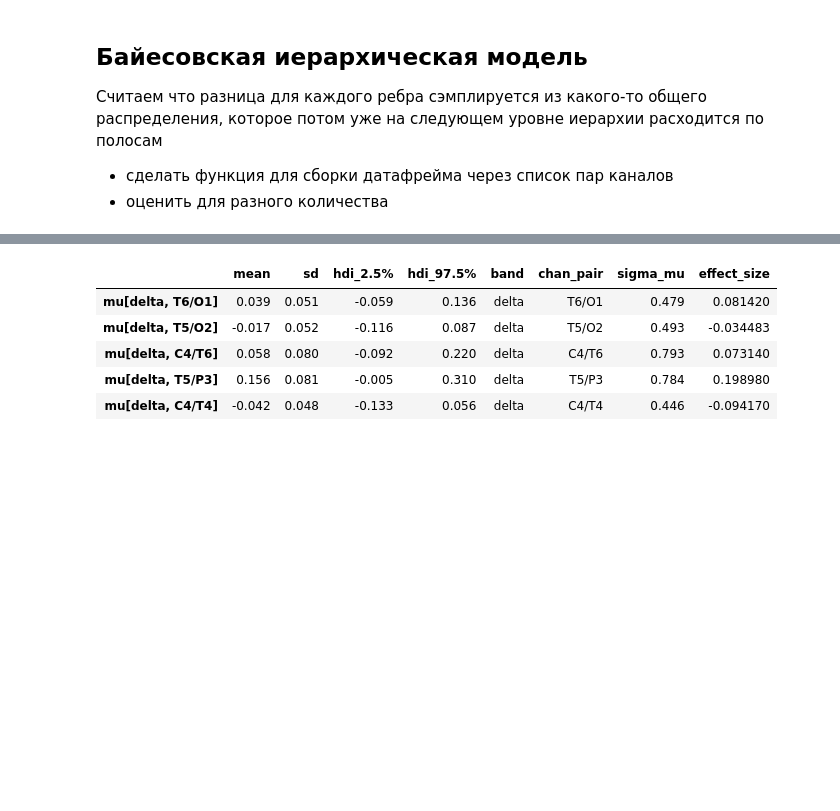
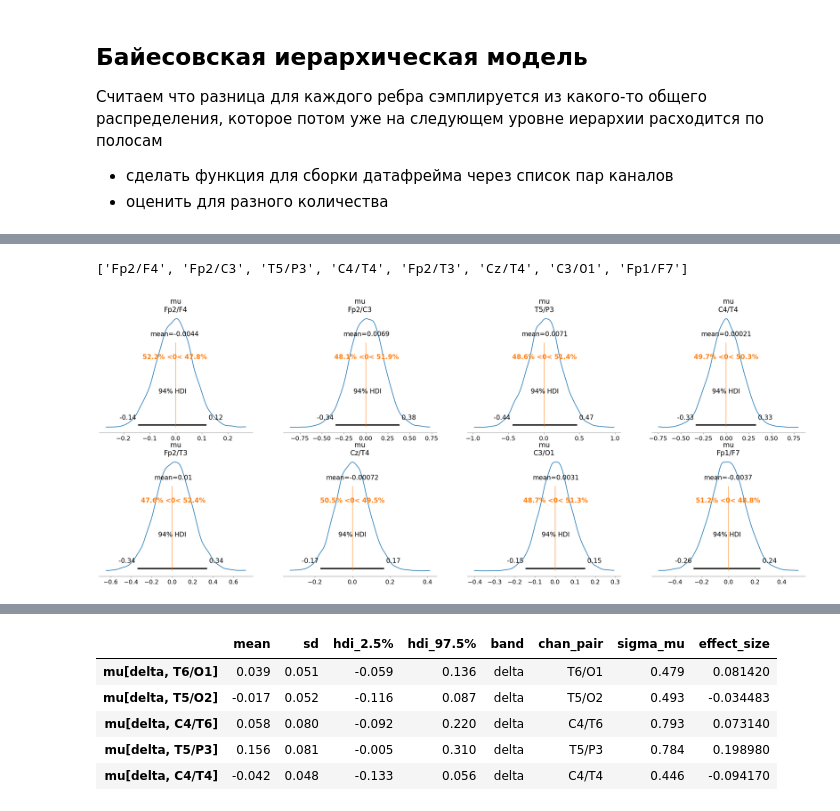
Before and after one commit to iknyazeva/EEGAnalysis, a Jupyter notebook: BayesianComparisons.ipynb, the cells around one changed output, grey strips where cells are left out. Cells and saved outputs as stored; diff of their text form; code cells hidden in the pictures; blank space fills up the shorter version.

```diff
--- a/BayesianComparisons.ipynb
+++ b/BayesianComparisons.ipynb
@@ -218,0 +287,12 @@ Sampling 4 chains for 500 tune and 2_000 draw iterations (2_000 + 8_000 draws to
+# %%
+band = "delta"
+effect_size_thr = 0.4
+chan_pairs_no = list(mu_chan_pair_df[(mu_chan_pair_df.band==band) &
+                                  (np.abs(mu_chan_pair_df.effect_size)<0.01)].chan_pair.values)
+print(chan_pairs_no)
+# %% [output]
+['Fp2/F4', 'Fp2/C3', 'T5/P3', 'C4/T4', 'Fp2/T3', 'Cz/T4', 'C3/O1', 'Fp1/F7']
+# %%
+az.plot_posterior(trace_indep_ind.posterior.mu.sel(band_type = band, chans=chan_pairs_no), var_names=['mu'], ref_val=0);
+# %% [output]
+[figure, added]
```
Also changed, not shown: parts of 25 cells of this notebook.
